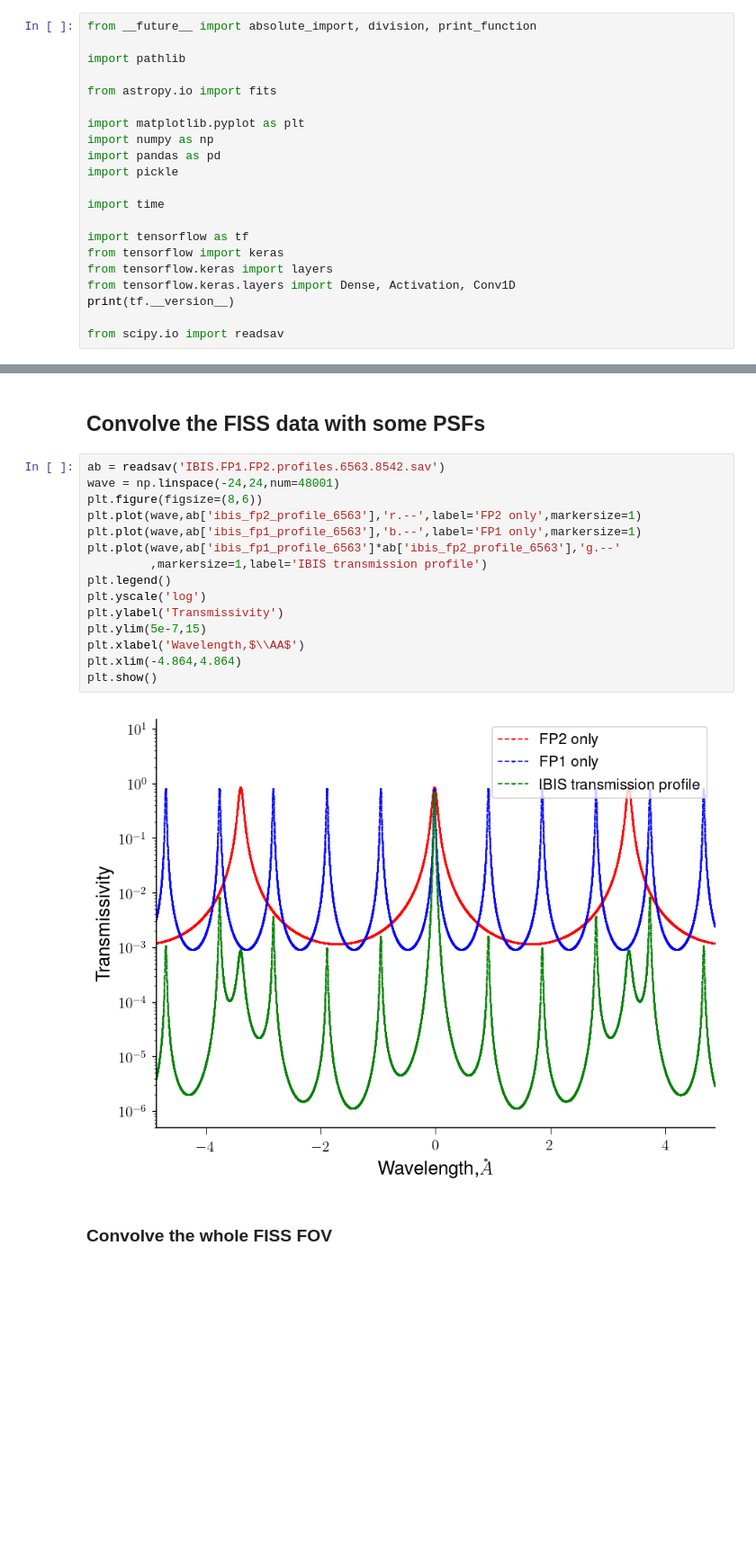
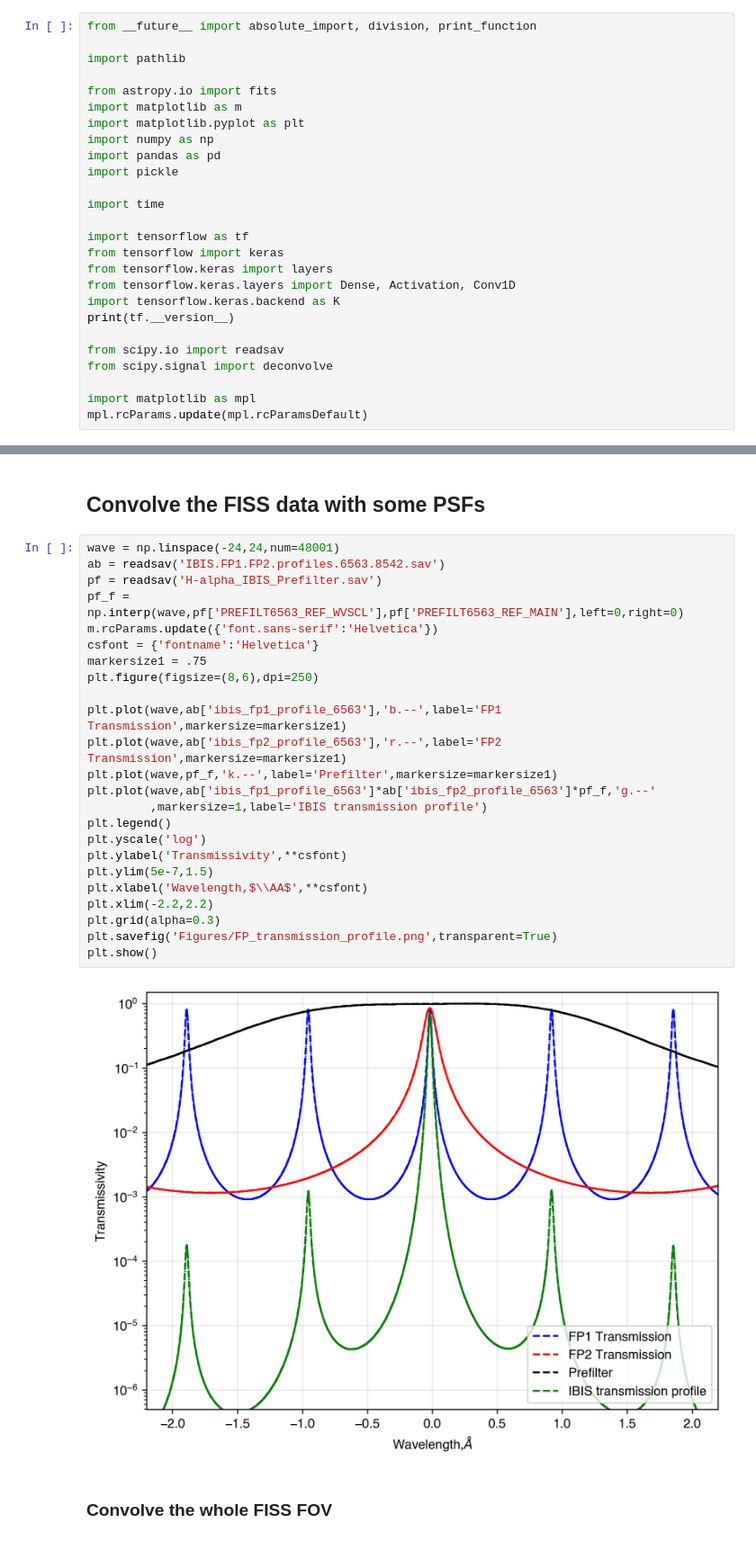
Before and after one commit to momomolnar/SPSF_remove, a Jupyter notebook: CNN Inversions FISS data.ipynb, the cells around one changed output, grey strips where cells are left out. Shown at 90% size. Drawn from its saved outputs; the diff is of its cells as text; blank space fills up the shorter version.

```diff
--- a/CNN Inversions FISS data.ipynb
+++ b/CNN Inversions FISS data.ipynb
@@ -4,7 +4,7 @@ from __future__ import absolute_import, division, print_function
 import pathlib
 
 from astropy.io import fits
-
+import matplotlib as m
 import matplotlib.pyplot as plt
 import numpy as np
 import pandas as pd
@@ -16,9 +16,14 @@ import tensorflow as tf
 from tensorflow import keras
 from tensorflow.keras import layers
 from tensorflow.keras.layers import Dense, Activation, Conv1D
+import tensorflow.keras.backend as K
 print(tf.__version__)
 
 from scipy.io import readsav
+from scipy.signal import deconvolve
+
+import matplotlib as mpl
+mpl.rcParams.update(mpl.rcParamsDefault)
 # %% [output]
 1.14.0
 # %%
@@ -271,22 +368,31 @@ plt.plot(np.mean(a[:,:,:],axis=(0,1)))
 # %% [markdown]
 ## Convolve the FISS data with some PSFs
 # %%
+wave = np.linspace(-24,24,num=48001)
 ab = readsav('IBIS.FP1.FP2.profiles.6563.8542.sav')
-wave = np.linspace(-24,24,num=48001)
-plt.figure(figsize=(8,6))
-plt.plot(wave,ab['ibis_fp2_profile_6563'],'r.--',label='FP2 only',markersize=1)
-plt.plot(wave,ab['ibis_fp1_profile_6563'],'b.--',label='FP1 only',markersize=1)
-plt.plot(wave,ab['ibis_fp1_profile_6563']*ab['ibis_fp2_profile_6563'],'g.--'
+pf = readsav('H-alpha_IBIS_Prefilter.sav')
+pf_f = np.interp(wave,pf['PREFILT6563_REF_WVSCL'],pf['PREFILT6563_REF_MAIN'],left=0,right=0)
+m.rcParams.update({'font.sans-serif':'Helvetica'})
+csfont = {'fontname':'Helvetica'}
+markersize1 = .75
+plt.figure(figsize=(8,6),dpi=250)
+
+plt.plot(wave,ab['ibis_fp1_profile_6563'],'b.--',label='FP1 Transmission',markersize=markersize1)
+plt.plot(wave,ab['ibis_fp2_profile_6563'],'r.--',label='FP2 Transmission',markersize=markersize1)
+plt.plot(wave,pf_f,'k.--',label='Prefilter',markersize=markersize1)
+plt.plot(wave,ab['ibis_fp1_profile_6563']*ab['ibis_fp2_profile_6563']*pf_f,'g.--'
          ,markersize=1,label='IBIS transmission profile')
 plt.legend()
 plt.yscale('log')
-plt.ylabel('Transmissivity')
-plt.ylim(5e-7,15)
-plt.xlabel('Wavelength,$\\AA$')
-plt.xlim(-4.864,4.864)
+plt.ylabel('Transmissivity',**csfont)
+plt.ylim(5e-7,1.5)
+plt.xlabel('Wavelength,$\\AA$',**csfont)
+plt.xlim(-2.2,2.2)
+plt.grid(alpha=0.3)
+plt.savefig('Figures/FP_transmission_profile.png',transparent=True)
 plt.show()
 # %% [output]
-[figure, old version]
+[figure, new version]
 # %% [markdown]
 ### Convolve the whole FISS FOV
 # %%
```
Also changed, not shown: parts of 28 cells of this notebook, 3 other files.
